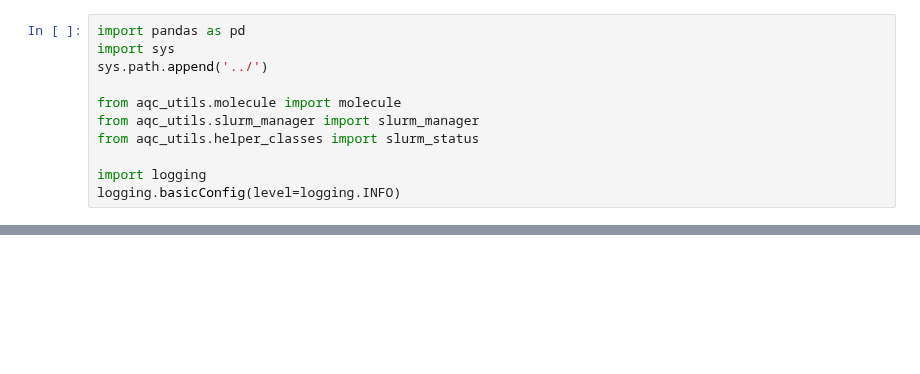
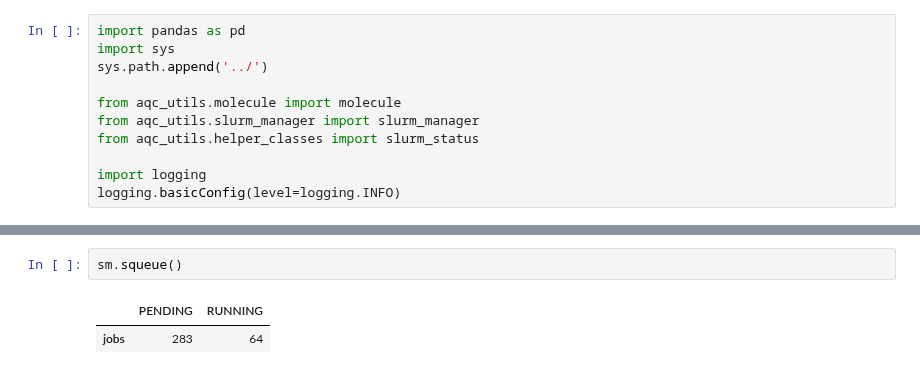
Before and after one commit to truejulosdu13/NiCOlit, a Jupyter notebook: notebooks/4_submit_jobs.ipynb, the cells around one changed output, grey strips where cells are left out. Drawn from its saved outputs; the diff is of its cells as text; blank space fills up the shorter version.

```diff
--- a/notebooks/4_submit_jobs.ipynb
+++ b/notebooks/4_submit_jobs.ipynb
@@ -40,0 +72,5 @@ sm.get_job_stats(split_by_can=True)
+# %%
+sm.squeue()
+# %% [output]
+|  | PENDING | RUNNING |
+| jobs | 283 | 64 |
```
Also changed, not shown: parts of 6 cells of this notebook, 8 other files.
